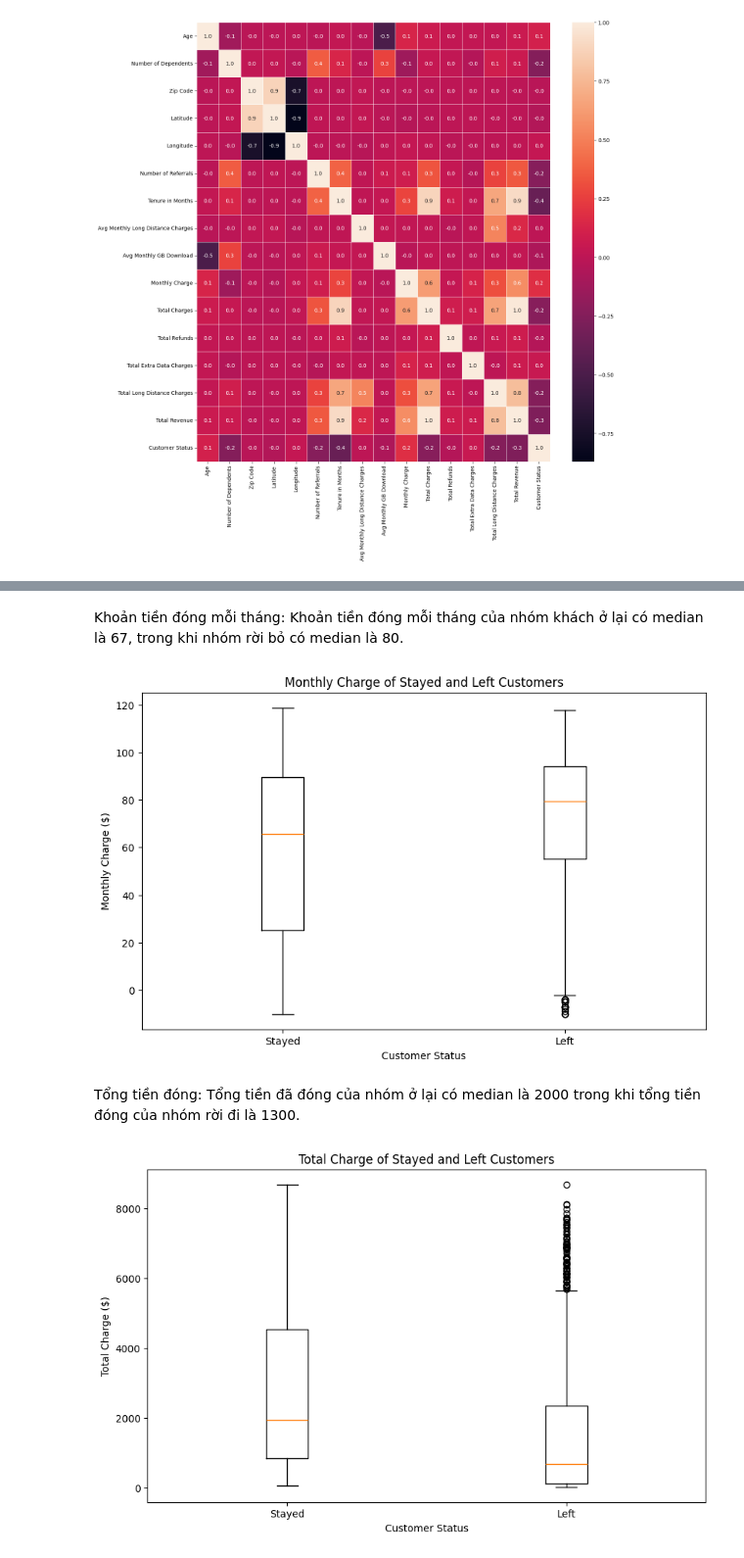
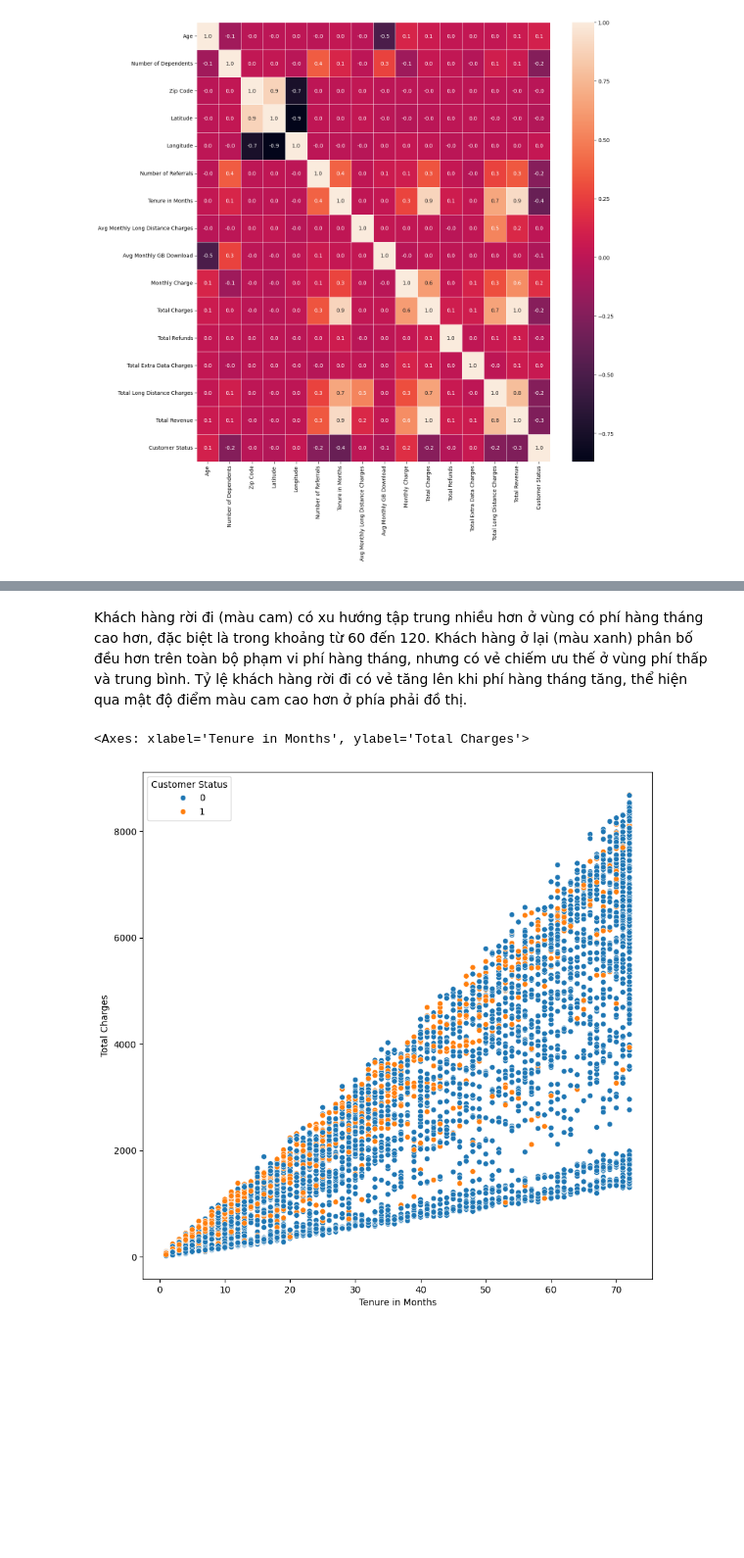
Before and after one commit to cognaiger9/DataMining, a Jupyter notebook: project.ipynb, the cells around one changed output, grey strips where cells are left out. Shown at 98% size. Saved outputs shown, nothing was run; the diff lists cells and outputs as text; code cells hidden in the pictures; blank space fills up the shorter version.

```diff
--- a/project.ipynb
+++ b/project.ipynb
@@ -212,24 +155,9 @@ plt.show()
-# %% [markdown]
-Khoản tiền đóng mỗi tháng: Khoản tiền đóng mỗi tháng của nhóm khách ở lại có median là 67, trong khi nhóm rời bỏ có median là 80.
-# %%
-# draw boxplot of monthly charge of stayed and left customers
-plt.figure(figsize=(10, 6))
-plt.boxplot([stayed_customers['Monthly Charge'], left_customers['Monthly Charge']], tick_labels=['Stayed', 'Left'])
-plt.title('Monthly Charge of Stayed and Left Customers')
-plt.xlabel('Customer Status')
-plt.ylabel('Monthly Charge ($)')
-plt.show()
-# %% [output]
-[figure, removed]
-# %% [markdown]
-Tổng tiền đóng: Tổng tiền đã đóng của nhóm ở lại có median là 2000 trong khi tổng tiền đóng của nhóm rời đi là 1300.
-# %%
-# boxplot of total charge of stayed and left customers
-plt.figure(figsize=(10, 6))
-plt.boxplot([stayed_customers['Total Charges'], left_customers['Total Charges']], tick_labels=['Stayed', 'Left'])
-plt.title('Total Charge of Stayed and Left Customers')
-plt.xlabel('Customer Status')
-plt.ylabel('Total Charge ($)')
-plt.show()
-# %% [output]
-[figure, removed]
+# %% [markdown]
+Khách hàng rời đi (màu cam) có xu hướng tập trung nhiều hơn ở vùng có phí hàng tháng cao hơn, đặc biệt là trong khoảng từ 60 đến 120. Khách hàng ở lại (màu xanh) phân bố đều hơn trên toàn bộ phạm vi phí hàng tháng, nhưng có vẻ chiếm ưu thế ở vùng phí thấp và trung bình. Tỷ lệ khách hàng rời đi có vẻ tăng lên khi phí hàng tháng tăng, thể hiện qua mật độ điểm màu cam cao hơn ở phía phải đồ thị.
+# %%
+# scatter plot of tenure vs. total charges
+plt.figure(figsize=(10, 10))
+sns.scatterplot(data=train_df, x='Tenure in Months', y='Total Charges', hue='Customer Status')
+# %% [output]
+<Axes: xlabel='Tenure in Months', ylabel='Total Charges'>
+[figure, added]
```
Also changed, not shown: parts of 21 cells of this notebook.
